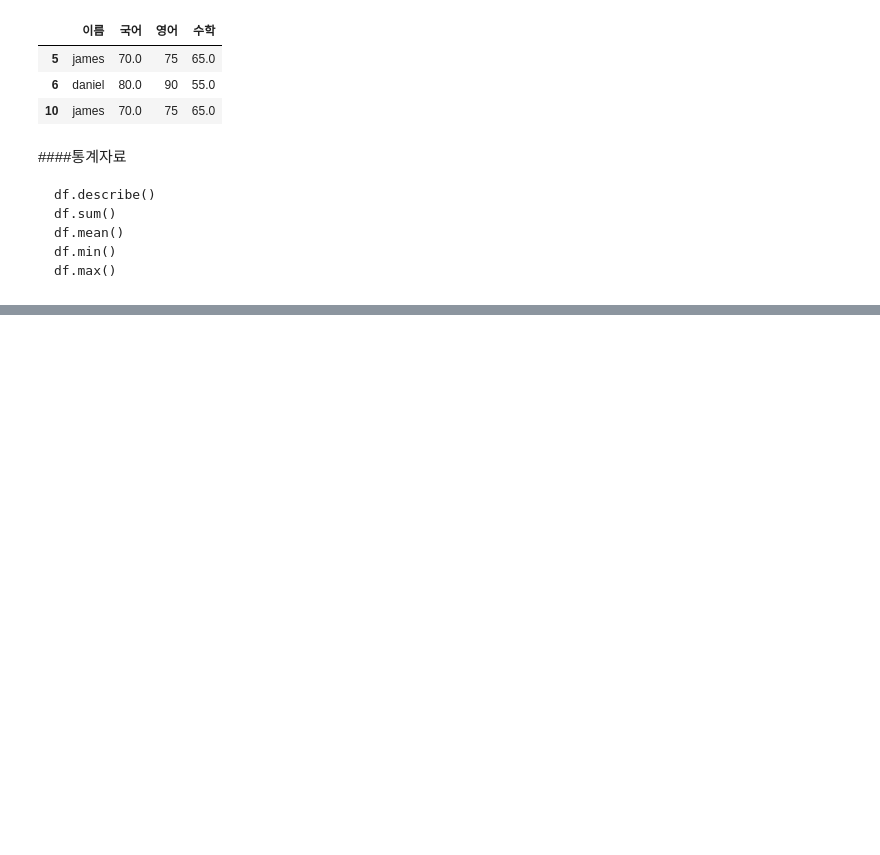
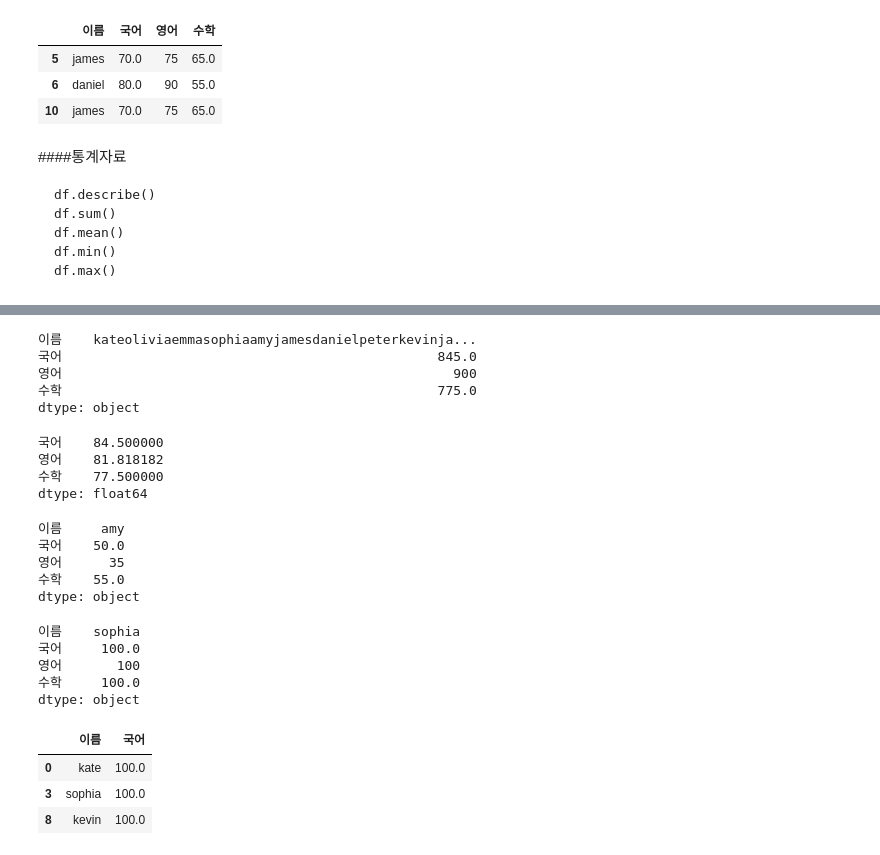
Before and after one commit to ChoSooBeen/Python_practice, a Jupyter notebook: Python_data.ipynb, the cells around one changed output, grey strips where cells are left out. Drawn from its saved outputs; the diff is of its cells as text; code cells hidden in the pictures; blank space fills up the shorter version.

```diff
--- a/Python_data.ipynb
+++ b/Python_data.ipynb
@@ -412,0 +425,43 @@ df.max()
+# %%
+#각 열의 합
+df.sum()
+# %% [output]
+이름    kateoliviaemmasophiaamyjamesdanielpeterkevinja...
+국어                                                845.0
+영어                                                  900
+수학                                                775.0
+dtype: object
+# %%
+df.mean()
+# %% [output]
+국어    84.500000
+영어    81.818182
+수학    77.500000
+dtype: float64
+# %%
+#과목별 제일 낮은 점수
+df.min()
+# %% [output]
+이름     amy
+국어    50.0
+영어      35
+수학    55.0
+dtype: object
+# %%
+#과목별 제일 높은 점수
+df.max()
+# %% [output]
+이름    sophia
+국어     100.0
+영어       100
+수학     100.0
+dtype: object
+# %%
+#국어 점수가 가장 높은 학생
+
+df[df['국어'] == max(df['국어'])][['이름', '국어']]
+# %% [output]
+|  | 이름 | 국어 |
+| 0 | kate | 100.0 |
+| 3 | sophia | 100.0 |
+| 8 | kevin | 100.0 |
```
Also changed, not shown: parts of 1 cell of this notebook.
